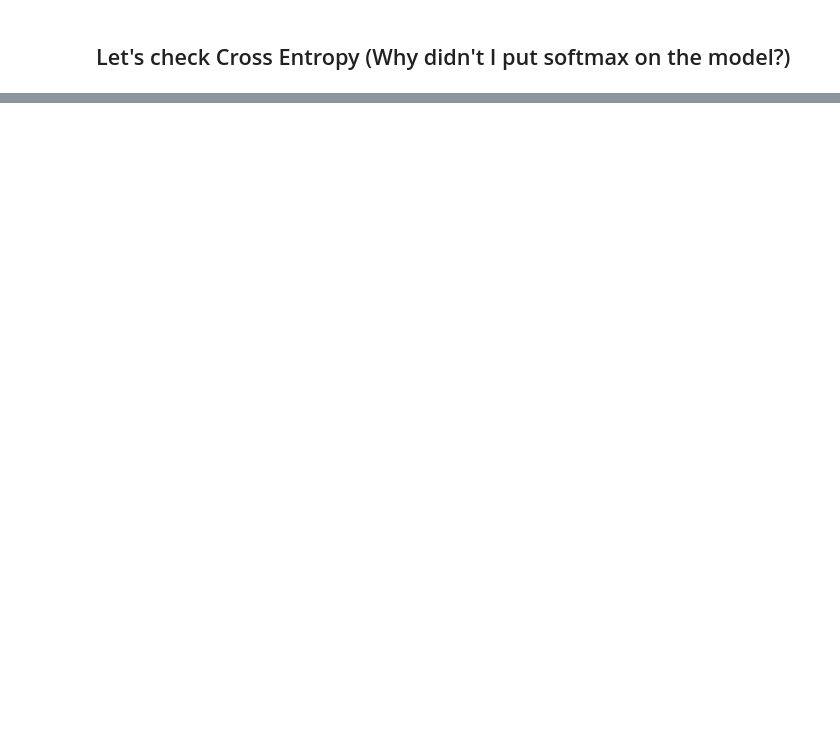
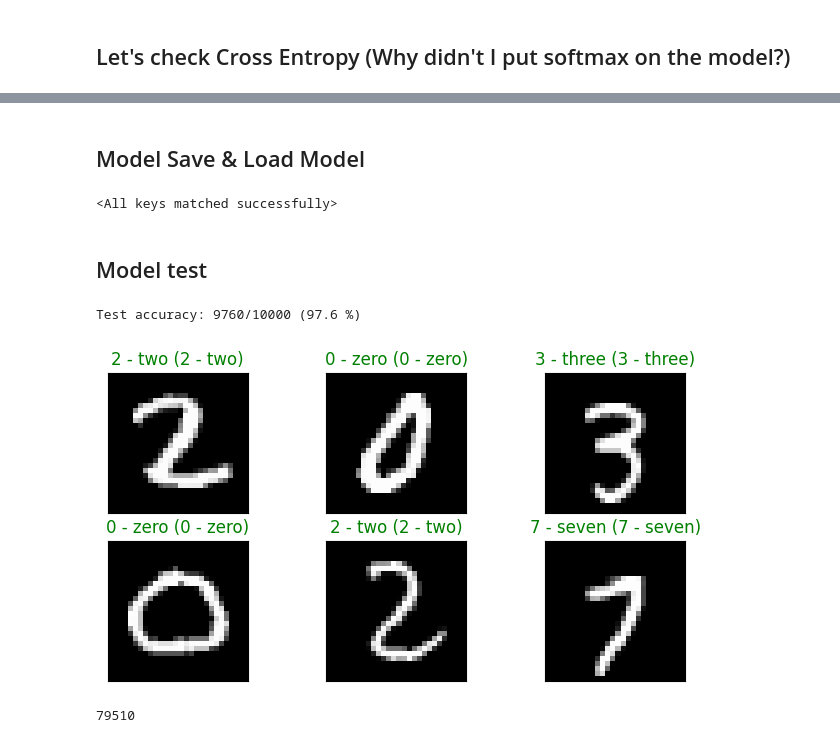
Before and after one commit to hoya9802/Pytorch, a Jupyter notebook: Multiclass_Classification.ipynb, the cells around one changed output, grey strips where cells are left out. Saved outputs shown, nothing was run; the diff lists cells and outputs as text; code cells hidden in the pictures; blank space fills up the shorter version.

```diff
--- a/Multiclass_Classification.ipynb
+++ b/Multiclass_Classification.ipynb
@@ -262,0 +288,13 @@ tensor(1.2777)
+# %% [markdown]
+## Model Save & Load Model
+# %%
+save_model_path = "your path/result/MLP_MNIST.pt"
+torch.save(model.state_dict(), save_model_path)
+# %%
+load_model = MLP().to(DEVICE)
+load_model.load_state_dict(torch.load(save_model_path))
+# You need map_location to recall what you learned with the GPU to the current device.
+# %% [output]
+<All keys matched successfully>
+# %% [markdown]
+## Model test
@@ -262,0 +317,25 @@ tensor(1.2777)
+# %%
+Test(load_model, test_DL)
+# %% [output]
+Test accuracy: 9760/10000 (97.6 %)
+# %%
+def Test_plot(model, test_DL):
+    model.eval()
+    with torch.no_grad():
+        x_batch, y_batch = next(iter(test_DL))
+        x_batch = x_batch.to(DEVICE)
+        y_hat = model(x_batch)
+        pred = y_hat.argmax(dim=1)
+    x_batch = x_batch.to('cpu')
+
+    plt.figure(figsize=(8,4))
+    for idx in range(6):
+        plt.subplot(2, 3, idx+1, xticks=[], yticks=[])
+        plt.imshow(x_batch[idx].permute(1,2,0).squeeze(), cmap='gray')
+        pred_class = test_DL.dataset.classes[pred[idx]]
+        true_class = test_DL.dataset.classes[y_batch[idx]]
+        plt.title(f"{pred_class} ({true_class})", color = 'g' if pred_class==true_class else "r")
+# %%
+Test_plot(load_model, test_DL)
+# %% [output]
+[figure, added]
@@ -262,0 +347,4 @@ tensor(1.2777)
+# %%
+print(count_params(model))
+# %% [output]
+79510
```
Also changed, not shown: parts of 10 cells of this notebook, 14 other files.
